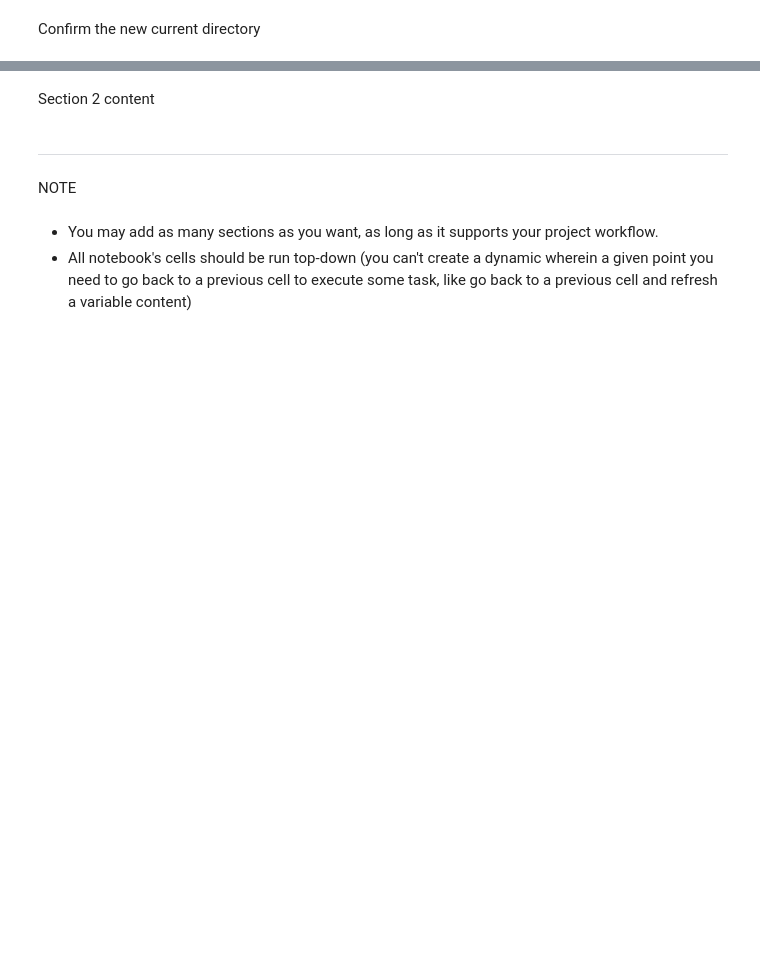
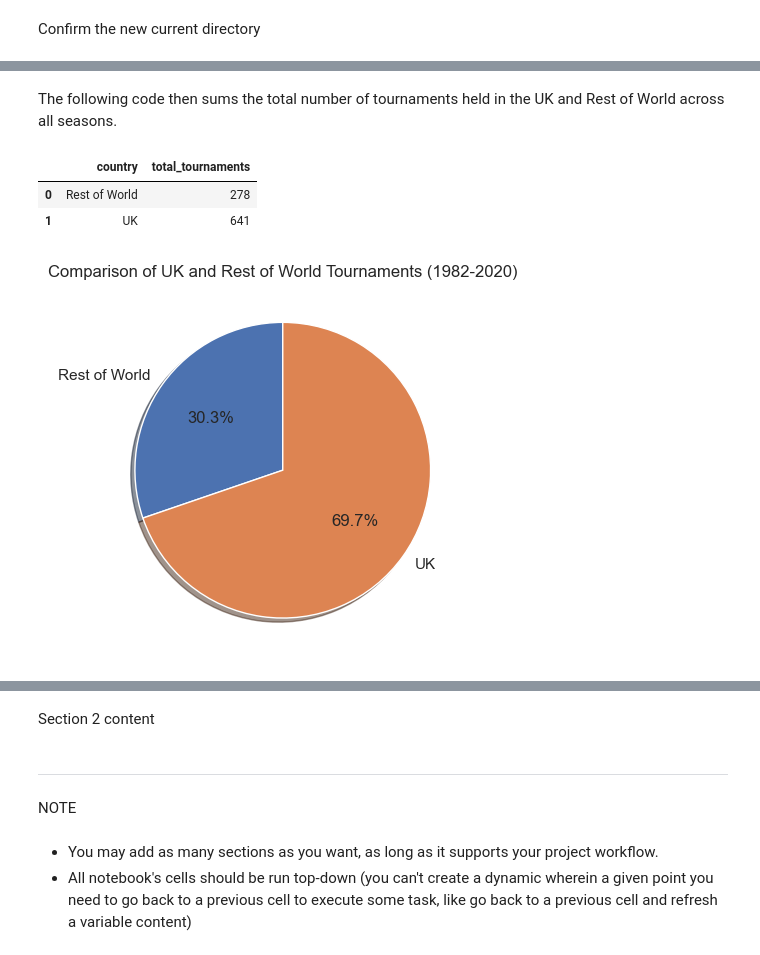
Before and after one commit to stephenbeese/Snooker-Data-Analysis, a Jupyter notebook: jupyter_notebooks/visualisations.ipynb, the cells around one changed output, grey strips where cells are left out. Drawn from its saved outputs; the diff is of its cells as text; code cells hidden in the pictures; blank space fills up the shorter version.

```diff
--- a/jupyter_notebooks/visualisations.ipynb
+++ b/jupyter_notebooks/visualisations.ipynb
@@ -94,0 +242,6 @@ current_dir
+# %%
+# Get the count of UK tournaments and Rest of World tournaments
+df_tournaments_professional_by_season['country'] = df_tournaments_professional_by_season['country'].apply(lambda x: 'UK' if x in UK_countries else 'Rest of World')
+df_tournaments_professional_by_season_country = df_tournaments_professional_by_season.groupby(['season', 'country']).size().reset_index(name='count')
+
+df_tournaments_professional_by_season_country.head(6)
@@ -94,0 +256,23 @@ current_dir
+# %% [markdown]
+The following code then sums the total number of tournaments held in the UK and Rest of World across all seasons.
+# %%
+tournament_totals = (
+    df_tournaments_professional_by_season_country
+    .assign(count=pd.to_numeric(df_tournaments_professional_by_season_country["count"], errors="coerce").fillna(0))
+    .groupby("country", as_index=False)["count"].sum()
+    .rename(columns={"count": "total_tournaments"})
+)
+
+tournament_totals
+# %% [output]
+|  | country | total_tournaments |
+| 0 | Rest of World | 278 |
+| 1 | UK | 641 |
+# %%
+# Plot all time tournaments UK vs Rest of the World
+fig, ax = plt.subplots()
+ax.pie(tournament_totals['total_tournaments'], labels=tournament_totals['country'], autopct='%1.1f%%', shadow=True, startangle=90)
+plt.title("Comparison of UK and Rest of World Tournaments (1982-2020)")
+plt.show()
+# %% [output]
+[figure, added]
```
Also changed, not shown: parts of 29 cells of this notebook, 3 other files.
